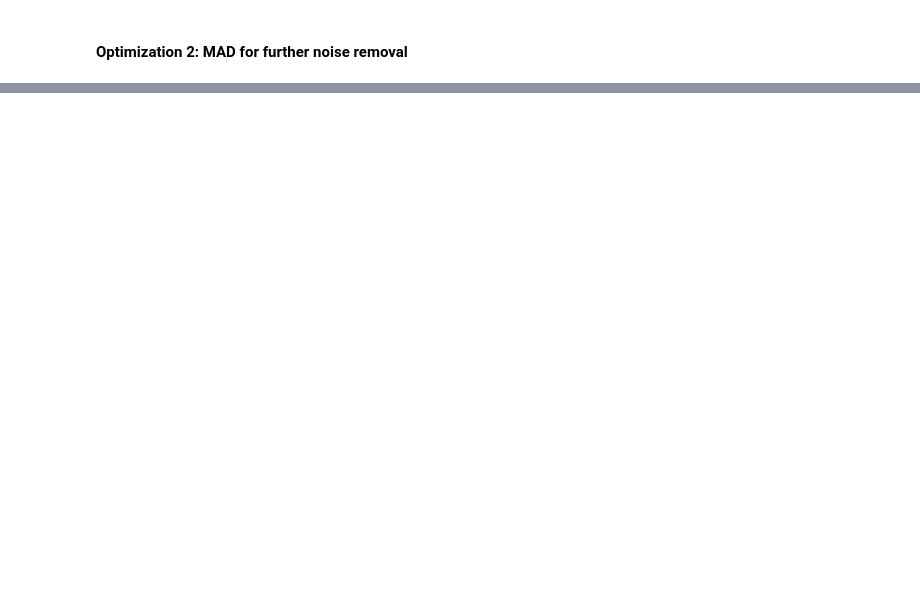
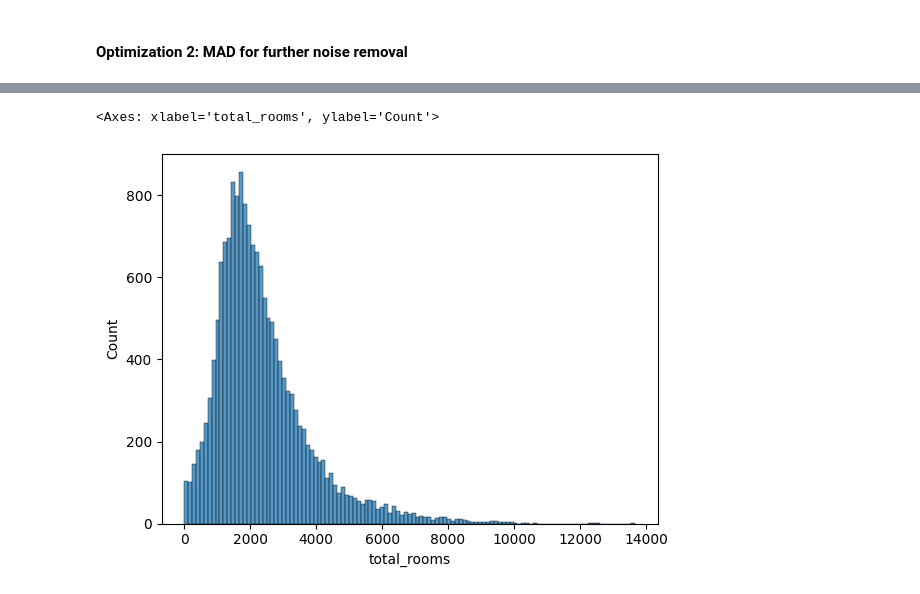
Before and after one commit to RovSveta/Advanced_Machine_Learning_Methods, a Jupyter notebook: Project_1/regression/data_pre_processing.ipynb, the cells around one changed output, grey strips where cells are left out. Saved outputs shown, nothing was run; the diff lists cells and outputs as text; code cells hidden in the pictures; blank space fills up the shorter version.

```diff
--- a/Project_1/regression/data_pre_processing.ipynb
+++ b/Project_1/regression/data_pre_processing.ipynb
@@ -226,0 +338,5 @@ Outliers: 902
+# %%
+sns.histplot(df['total_rooms'])
+# %% [output]
+<Axes: xlabel='total_rooms', ylabel='Count'>
+[figure, added]
```
Also changed, not shown: parts of 16 cells of this notebook, 8 other files.
